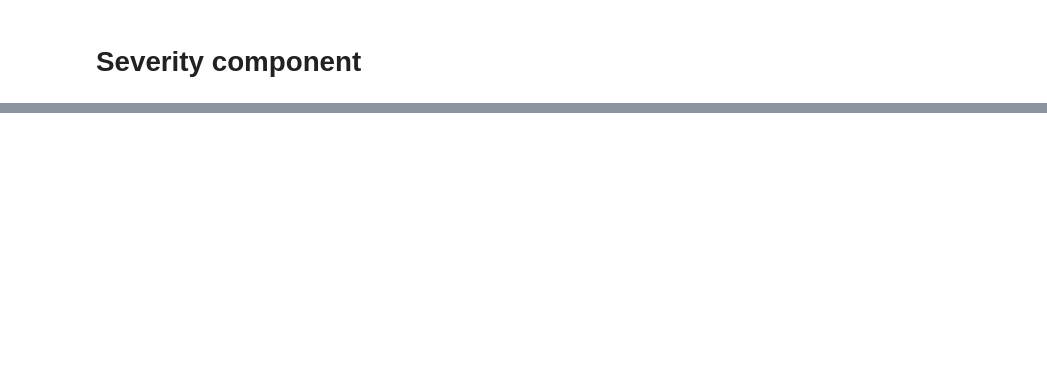
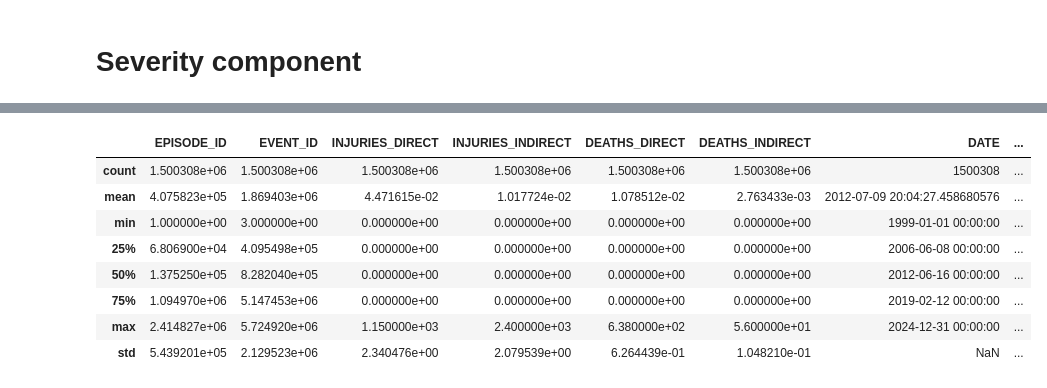
Before and after one commit to abdbtech/capstone, a Jupyter notebook: severity_bb.ipynb, the cells around one changed output, grey strips where cells are left out. Cells and saved outputs as stored; diff of their text form; code cells hidden in the pictures; blank space fills up the shorter version.

```diff
--- a/severity_bb.ipynb
+++ b/severity_bb.ipynb
@@ -69,0 +83,12 @@ df_noaa_events.sample(3)
+# %%
+df_noaa_events.describe()
+# %% [output]
+|  | EPISODE_ID | EVENT_ID | INJURIES_DIRECT | INJURIES_INDIRECT | DEATHS_DIRECT | DEATHS_INDIRECT | DATE | ... |
+| count | 1.500308e+06 | 1.500308e+06 | 1.500308e+06 | 1.500308e+06 | 1.500308e+06 | 1.500308e+06 | 1500308 | ... |
+| mean | 4.075823e+05 | 1.869403e+06 | 4.471615e-02 | 1.017724e-02 | 1.078512e-02 | 2.763433e-03 | 2012-07-09 20:04:27.458680576 | ... |
+| min | 1.000000e+00 | 3.000000e+00 | 0.000000e+00 | 0.000000e+00 | 0.000000e+00 | 0.000000e+00 | 1999-01-01 00:00:00 | ... |
+| 25% | 6.806900e+04 | 4.095498e+05 | 0.000000e+00 | 0.000000e+00 | 0.000000e+00 | 0.000000e+00 | 2006-06-08 00:00:00 | ... |
+| 50% | 1.375250e+05 | 8.282040e+05 | 0.000000e+00 | 0.000000e+00 | 0.000000e+00 | 0.000000e+00 | 2012-06-16 00:00:00 | ... |
+| 75% | 1.094970e+06 | 5.147453e+06 | 0.000000e+00 | 0.000000e+00 | 0.000000e+00 | 0.000000e+00 | 2019-02-12 00:00:00 | ... |
+| max | 2.414827e+06 | 5.724920e+06 | 1.150000e+03 | 2.400000e+03 | 6.380000e+02 | 5.600000e+01 | 2024-12-31 00:00:00 | ... |
+| std | 5.439201e+05 | 2.129523e+06 | 2.340476e+00 | 2.079539e+00 | 6.264439e-01 | 1.048210e-01 | NaN | ... |
```
Also changed, not shown: parts of 8 cells of this notebook, 7 other files.
